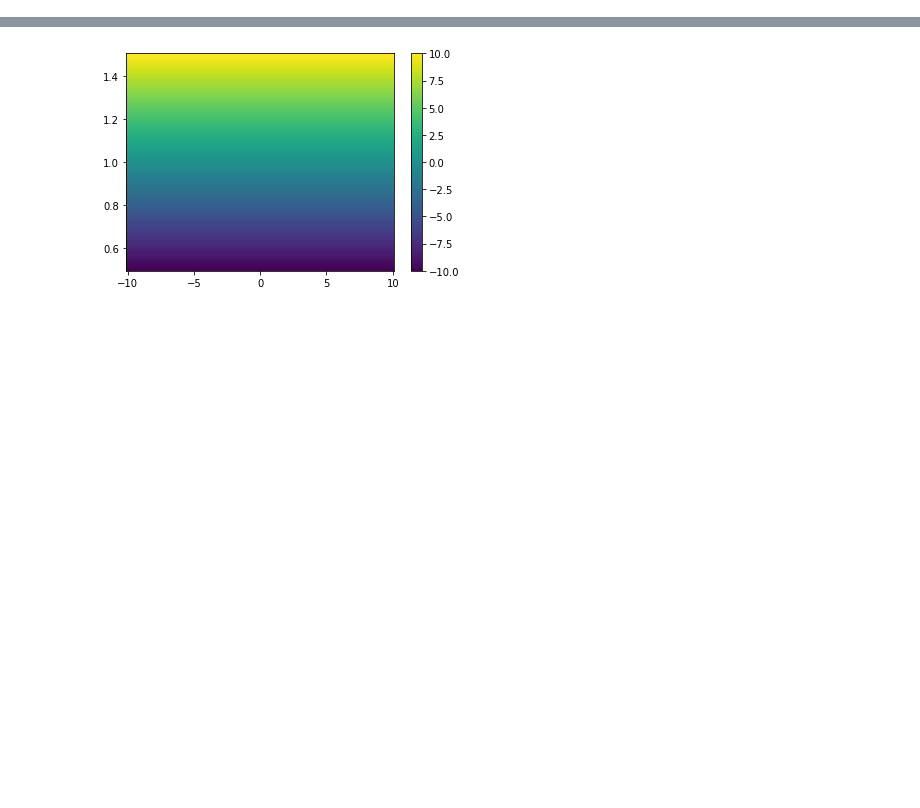
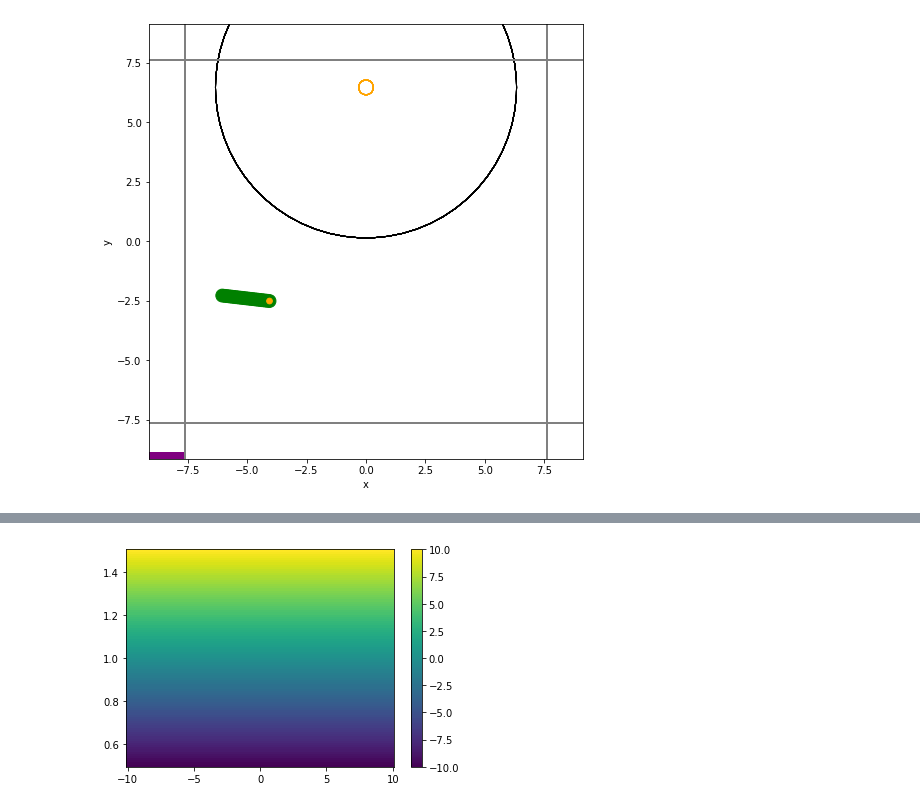
Before and after one commit to akarshkumar0101/basketball-rl, a Jupyter notebook: viz_env.ipynb, the cells around one changed output, grey strips where cells are left out. Cells and saved outputs as stored; diff of their text form; code cells hidden in the pictures; blank space fills up the shorter version.

Commit message:
wall rendering and pymunk backend for rendering

```diff
--- a/viz_env.ipynb
+++ b/viz_env.ipynb
@@ -28,3 +35,7 @@ ani, vid = env.render_episode(mode='vid', tqdm=tqdm)
 vid
 # %% [output]
 [interactive output not drawn]
+# %%
+fig = env.render_episode(mode='overlay', tqdm=tqdm)
+# %% [output]
+[figure, added]
```
Also changed, not shown: parts of 7 cells of this notebook, 2 other files.
